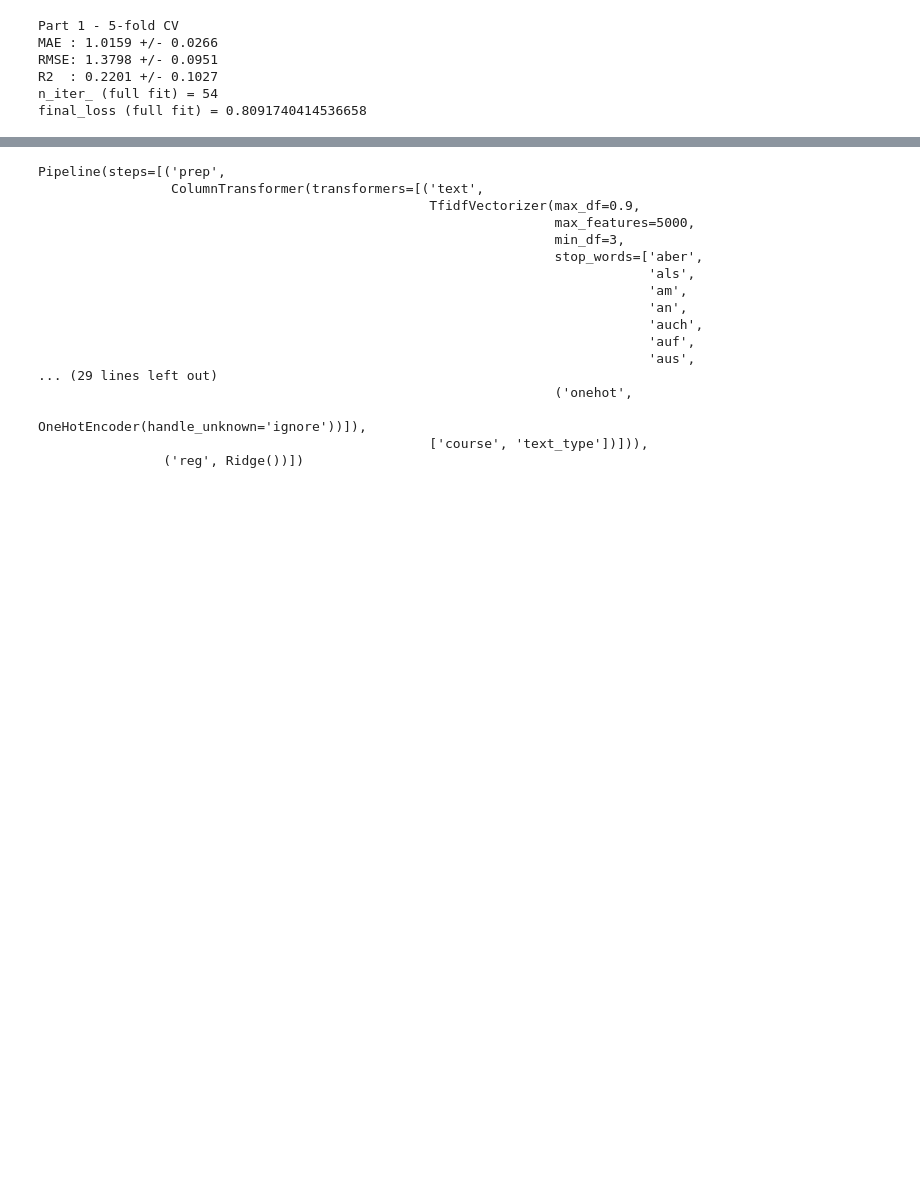
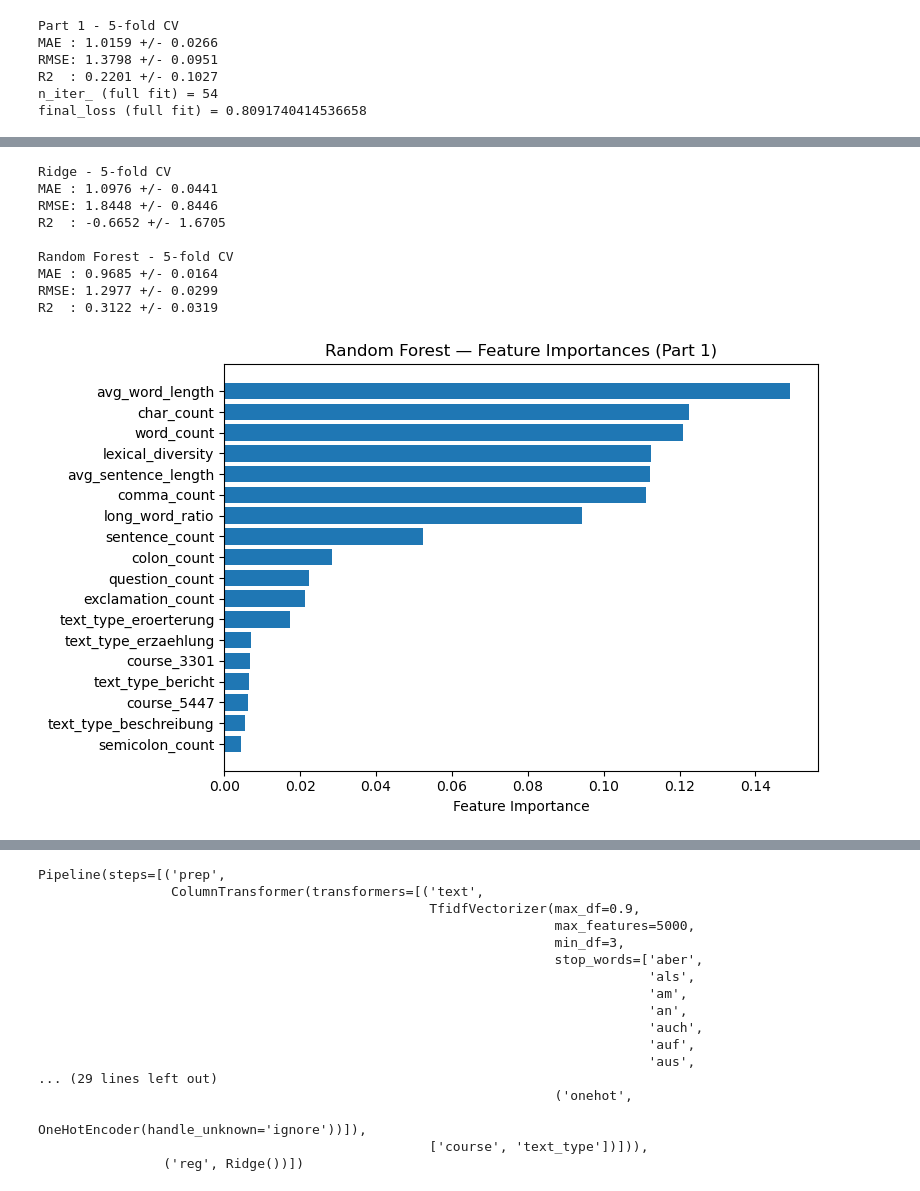
Before and after one commit to Tournedos/MLBD_2026, a Jupyter notebook: Q1/m4_louis.ipynb, the cells around one changed output, grey strips where cells are left out. Saved outputs shown, nothing was run; the diff lists cells and outputs as text; code cells hidden in the pictures; blank space fills up the shorter version.

```diff
--- a/Q1/m4_louis.ipynb
+++ b/Q1/m4_louis.ipynb
@@ -355,6 +297,85 @@ beschreibung    1.025552
 erzaehlung      1.023348
 eroerterung     0.945479
 Name: abs_err, dtype: float64
+# %%
+from sklearn.linear_model import Ridge
+from sklearn.ensemble import RandomForestRegressor
+from sklearn.inspection import permutation_importance
+
+# --- Ridge ---
+ridge_p1 = Pipeline([
+    ("prep", preprocessor),
+    ("reg", Ridge(alpha=1.0))
+])
+
+cv_scores_ridge_p1 = cross_validate(
+    ridge_p1, X, y, cv=cv_part1,
+    scoring={"mae": "neg_mean_absolute_error",
+             "rmse": "neg_root_mean_squared_error",
+             "r2": "r2"},
+    n_jobs=-1
+)
+
+print("Ridge - 5-fold CV")
+print("MAE : {:.4f} +/- {:.4f}".format(
+    -cv_scores_ridge_p1["test_mae"].mean(), cv_scores_ridge_p1["test_mae"].std()))
+print("RMSE: {:.4f} +/- {:.4f}".format(
+    -cv_scores_ridge_p1["test_rmse"].mean(), cv_scores_ridge_p1["test_rmse"].std()))
+print("R2  : {:.4f} +/- {:.4f}".format(
+    cv_scores_ridge_p1["test_r2"].mean(), cv_scores_ridge_p1["test_r2"].std()))
+
+# --- Random Forest ---
+rf_p1 = Pipeline([
+    ("prep", preprocessor),
+    ("reg", RandomForestRegressor(n_estimators=200, random_state=42, n_jobs=-1))
+])
+
+cv_scores_rf_p1 = cross_validate(
+    rf_p1, X, y, cv=cv_part1,
+    scoring={"mae": "neg_mean_absolute_error",
+             "rmse": "neg_root_mean_squared_error",
+             "r2": "r2"},
+    n_jobs=-1
+)
+
+print("\nRandom Forest - 5-fold CV")
+print("MAE : {:.4f} +/- {:.4f}".format(
+    -cv_scores_rf_p1["test_mae"].mean(), cv_scores_rf_p1["test_mae"].std()))
+print("RMSE: {:.4f} +/- {:.4f}".format(
+    -cv_scores_rf_p1["test_rmse"].mean(), cv_scores_rf_p1["test_rmse"].std()))
+print("R2  : {:.4f} +/- {:.4f}".format(
+    cv_scores_rf_p1["test_r2"].mean(), cv_scores_rf_p1["test_r2"].std()))
+
+# --- Feature importance from RF (fit on full data) ---
+rf_p1.fit(X, y)
+importances = rf_p1.named_steps["reg"].feature_importances_
+
+# Recover feature names after preprocessing
+ohe_features = rf_p1.named_steps["prep"].named_transformers_["cat"].named_steps["onehot"].get_feature_names_out(cat_cols)
+all_feature_names = list(ohe_features) + num_cols
+
+fi_df = pd.DataFrame({
+    "feature": all_feature_names,
+    "importance": importances
+}).sort_values("importance", ascending=False)
+
+plt.figure(figsize=(8, 5))
+plt.barh(fi_df["feature"][::-1], fi_df["importance"][::-1])
+plt.xlabel("Feature Importance")
+plt.title("Random Forest — Feature Importances (Part 1)")
+plt.tight_layout()
+plt.show()
+# %% [output]
+Ridge - 5-fold CV
+MAE : 1.0976 +/- 0.0441
+RMSE: 1.8448 +/- 0.8446
+R2  : -0.6652 +/- 1.6705
+
+Random Forest - 5-fold CV
+MAE : 0.9685 +/- 0.0164
+RMSE: 1.2977 +/- 0.0299
+R2  : 0.3122 +/- 0.0319
+[figure, added]
 # %% [markdown]
 ## Interim result for Part 1
 Using 5-fold cross-validation, simple engineered surface-level linguistic features show a moderate and consistent predictive signal for the essay score `structure__coherence`.
```
Also changed, not shown: parts of 19 cells of this notebook.
